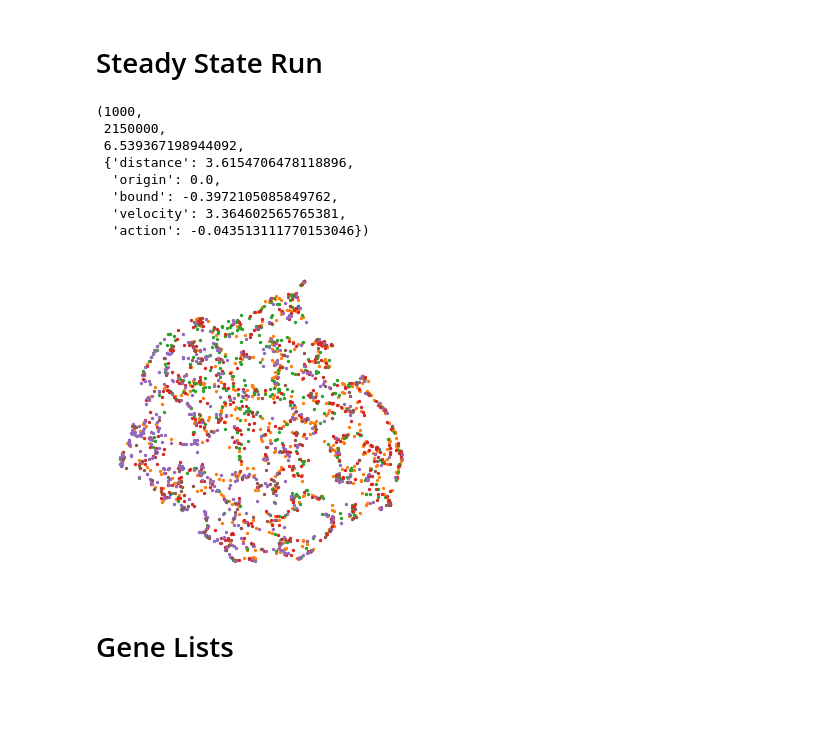
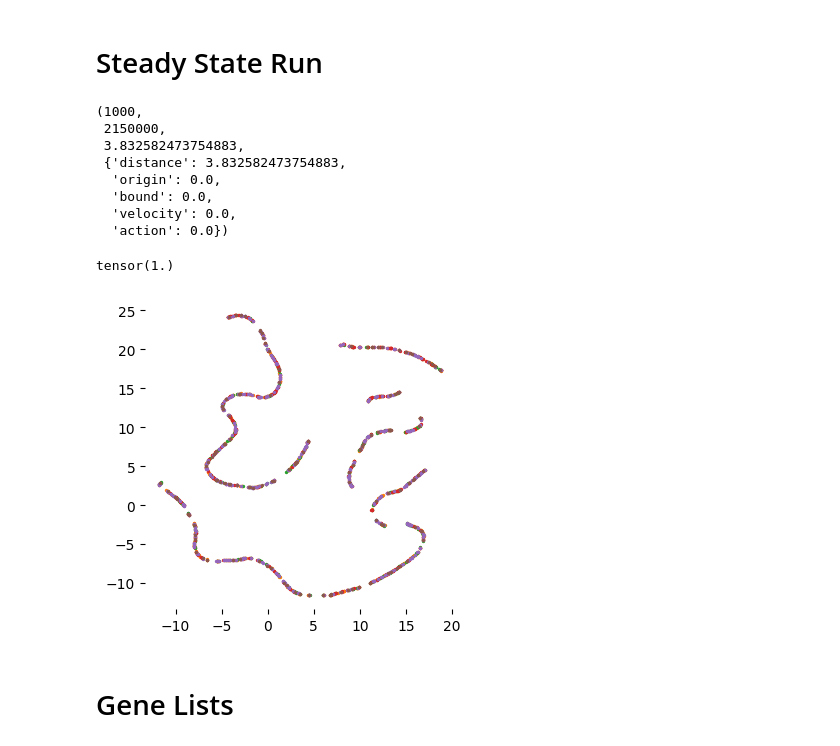
Before and after one commit to Oafish1/CellTRIP, a Jupyter notebook: scripts/analysis.ipynb, the cells around one changed output. Saved outputs shown, nothing was run; the diff lists cells and outputs as text; code cells hidden in the pictures; blank space fills up the shorter version.

Commit message:
Regularization, flush iterations, s3 upload functionality, bugfixes, tuning

```diff
--- a/scripts/analysis.ipynb
+++ b/scripts/analysis.ipynb
@@ -56,9 +56,9 @@ group.add_argument('--dont_sync_across_nodes', action='store_true', help='Avoid
 # File saves
 group = parser.add_argument_group('Logging')
 group.add_argument('--logfile', type=str, default='cli', help='Location for log file, can be `cli`, `<local_file>`, or `<s3 location>`')
-group.add_argument('--flush_iterations', type=int, help='Number of iterations to wait before flushing logs')
+group.add_argument('--flush_iterations', default=25, type=int, help='Number of iterations to wait before flushing logs')
 group.add_argument('--checkpoint', type=str, help='Checkpoint to use for initializing model')
-group.add_argument('--checkpoint_iterations', type=int, default=50, help='Number of updates to wait before recording checkpoints')
+group.add_argument('--checkpoint_iterations', type=int, default=250, help='Number of updates to wait before recording checkpoints')
 group.add_argument('--checkpoint_dir', type=str, default='./checkpoints', help='Directory for checkpoints')
 group.add_argument('--checkpoint_name', type=str, help='Run name, for checkpointing')
 
@@ -67,21 +67,20 @@ if not celltrip.utility.notebook.is_notebook():
     # ray job submit -- python train.py...
     config = parser.parse_args()
 else:
-    experiment_name = 'Partial'
+    experiment_name = 'scglue'
     command = (
-        f's3://nkalafut-celltrip/MERFISH/expression.h5ad s3://nkalafut-celltrip/MERFISH/spatial.h5ad '
-        # f'/home/nck/repos/INEPT/data/MERFISH/expression.h5ad /home/nck/repos/INEPT/data/MERFISH/spatial.h5ad '
+        f's3://nkalafut-celltrip/MERFISH/expression.h5ad s3://nkalafut-celltrip/MERFISH/spatial.h5ad --target_modalities 1 '
+        # f's3://nkalafut-celltrip/scGLUE/Chen-2019-RNA.h5ad s3://nkalafut-celltrip/scGLUE/Chen-2019-ATAC.h5ad '
         f'--backed '
-        f'--target_modalities 1 '
-        f'--dim 3 '
+        f'--dim 16 '
+        # f'--dim 16 '
         f'--train_split .8 '
-        f'--num_gpus 3 --num_learners 3 --num_runners 3 '
+        f'--num_gpus 2 --num_learners 2 --num_runners 2 '
         f'--update_timesteps 100_000 '
-        f'--max_timesteps 1_000_000_000 '
+        f'--max_timesteps 300_000_000 '
         f'--dont_sync_across_nodes '
         f'--logfile s3://nkalafut-celltrip/logs/{experiment_name}.log '
-        # f'--checkpoint s3://nkalafut-celltrip/checkpoints/3gpu-1k-0100.weights '
-        f'--checkpoint_iterations 500 '
+        # f'--checkpoint s3://nkalafut-celltrip/checkpoints/Noise-Over-3500.weights '
         f'--checkpoint_dir s3://nkalafut-celltrip/checkpoints '
         f'--checkpoint_name {experiment_name}')
     config = parser.parse_args(command.split(' '))
@@ -107,7 +106,7 @@ np.random.seed(42)
 # Initialize locally
 os.environ['AWS_PROFILE'] = 'waisman-admin'
 # dataloader_kwargs = {}
-dataloader_kwargs = {'mask': config.train_split}  # {'num_nodes': 1_000, 'pca_dim': 128}
+dataloader_kwargs = {'mask': config.train_split}  # {'num_nodes': 200, 'pca_dim': 128}
 environment_kwargs = {
     'input_modalities': config.input_modalities,
     'target_modalities': config.target_modalities, 'dim': config.dim}
@@ -120,11 +119,16 @@ env = env_init().to('cuda')
 policy = policy_init(env).to('cuda')
 # policy.load_checkpoint('s3://nkalafut-celltrip/checkpoints/3gpu-new-arch-10-norms-log-0040.weights')
 # policy.load_checkpoint('s3://nkalafut-celltrip/checkpoints/Huge-Batch-Fix-0200.weights')
-policy.load_checkpoint('s3://nkalafut-celltrip/checkpoints/Noise-0500.weights')
+# policy.load_checkpoint('s3://nkalafut-celltrip/checkpoints/Noise-Both-1500.weights')
+# policy.load_checkpoint('s3://nkalafut-celltrip/checkpoints/Noise-Over-3500.weights')
+policy.load_checkpoint('s3://nkalafut-celltrip/checkpoints/doubled-3000.weights')
+# policy.load_checkpoint('s3://nkalafut-celltrip/checkpoints/scglue-3000.weights')
 # policy.actor_critic.log_std.data = torch.tensor(-2., device=policy.policy_iteration.device)
 # %% [markdown]
 # Steady State Run
 # %%
+type_key = 'layer'
+# type_key = 'cell_type'
 train_mask = env.dataloader.mask
 env.dataloader.mask = None
 env.noise = 0
@@ -135,6 +139,7 @@ env.set_termination_conds(time=True, velocity=False)
 env.reset()
 memory = memory_init(policy)
 ret = celltrip.train.simulate_until_completion(env, policy, memory, keys=env.keys, store_states=True)
+# env.compute_rewards = False
 rewards = ret[:-1]
 steady_states = ret[-1].cpu()
 del ret
@@ -142,12 +147,16 @@ rewards
 # %% [output]
 (1000,
  2150000,
- 6.539367198944092,
- {'distance': 3.6154706478118896,
+ 3.832582473754883,
+ {'distance': 3.832582473754883,
   'origin': 0.0,
-  'bound': -0.3972105085849762,
-  'velocity': 3.364602565765381,
-  'action': -0.043513111770153046})
+  'bound': 0.0,
+  'velocity': 0.0,
+  'action': 0.0})
+# %%
+steady_states[-1, :, env.dim:].max()
+# %% [output]
+tensor(1.)
 # %%
 # # Our result
 # print(env.get_distance_match().mean())
@@ -188,25 +197,25 @@ rewards
 # %%
 # Get data and types
 reducer = umap.UMAP()  # random_state=42
 # raw = env.dataloader.adatas[0][env.keys].X
 raw = steady_states[-1, :, :env.dim]
 
 # Transform
 transformed = reducer.fit_transform(raw)
 # transformed = raw[:, :2]
 # transformed = raw[:, 1:3]
-types = env.dataloader.adatas[0].obs.loc[env.keys, 'layer'].to_numpy()
+types = env.dataloader.adatas[0].obs.loc[env.keys, type_key].to_numpy()
 
 # Plot
 fig, ax = plt.subplots(figsize=(4, 4))
 for t in np.unique(types):
     ax.scatter(*transformed[types==t].T, s=2)
 sns.despine(left=True, bottom=True, ax=ax)
-ax.set_xticks([])
-ax.set_yticks([])
+# ax.set_xticks([])
+# ax.set_yticks([])
 fig.show()
 # %% [output]
-[figure, old version]
+[figure, new version]
 # %%
 # fastplotlib, pyqtgraph(!), dearpygui, datashader(!), Vega-Altair, Holoviews, polars for dataframes(?)
 # https://gist.github.com/markjay4k/da2f55e28514be7160a7c5fbf95bd243
```
Also changed, not shown: parts of 12 cells of this notebook, 17 other files.
